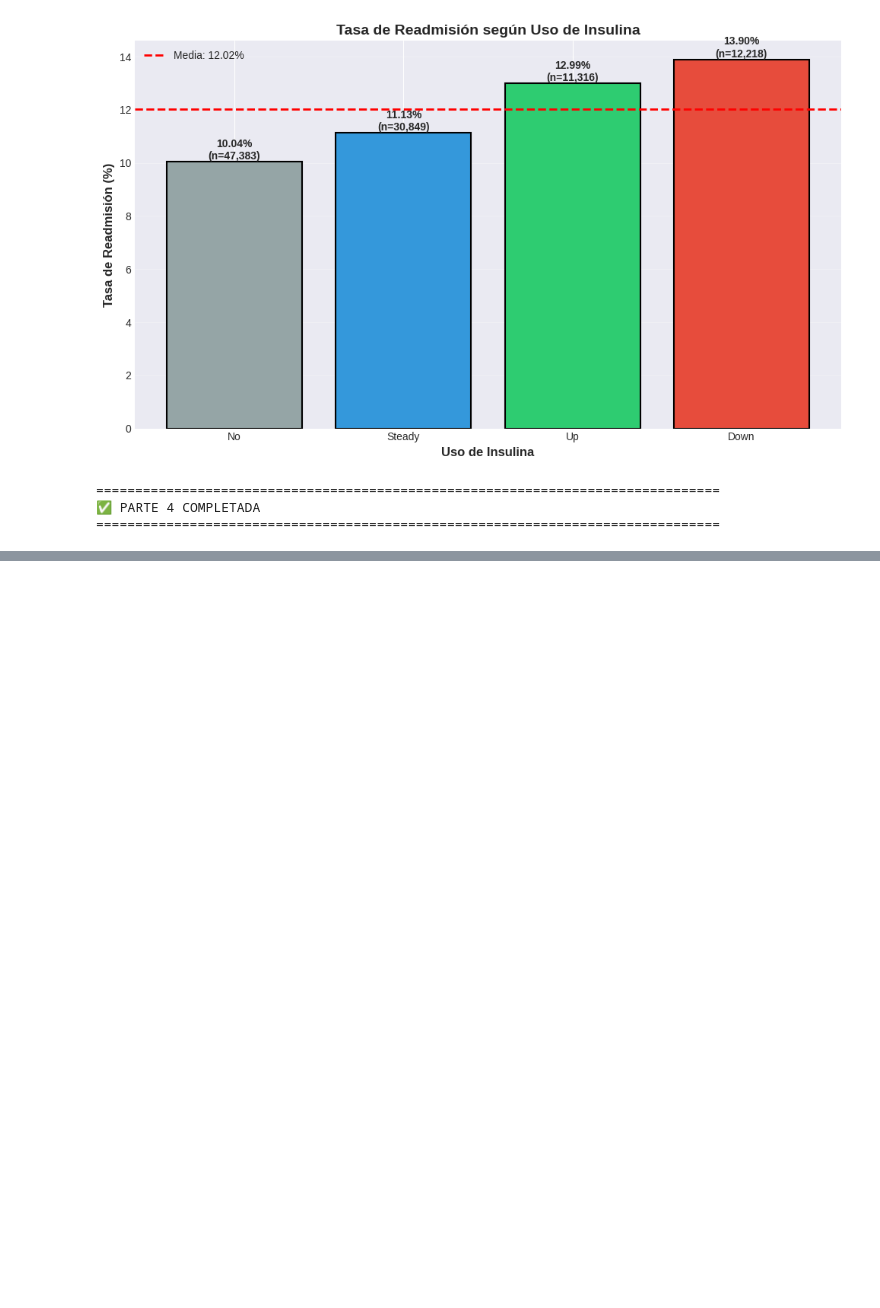
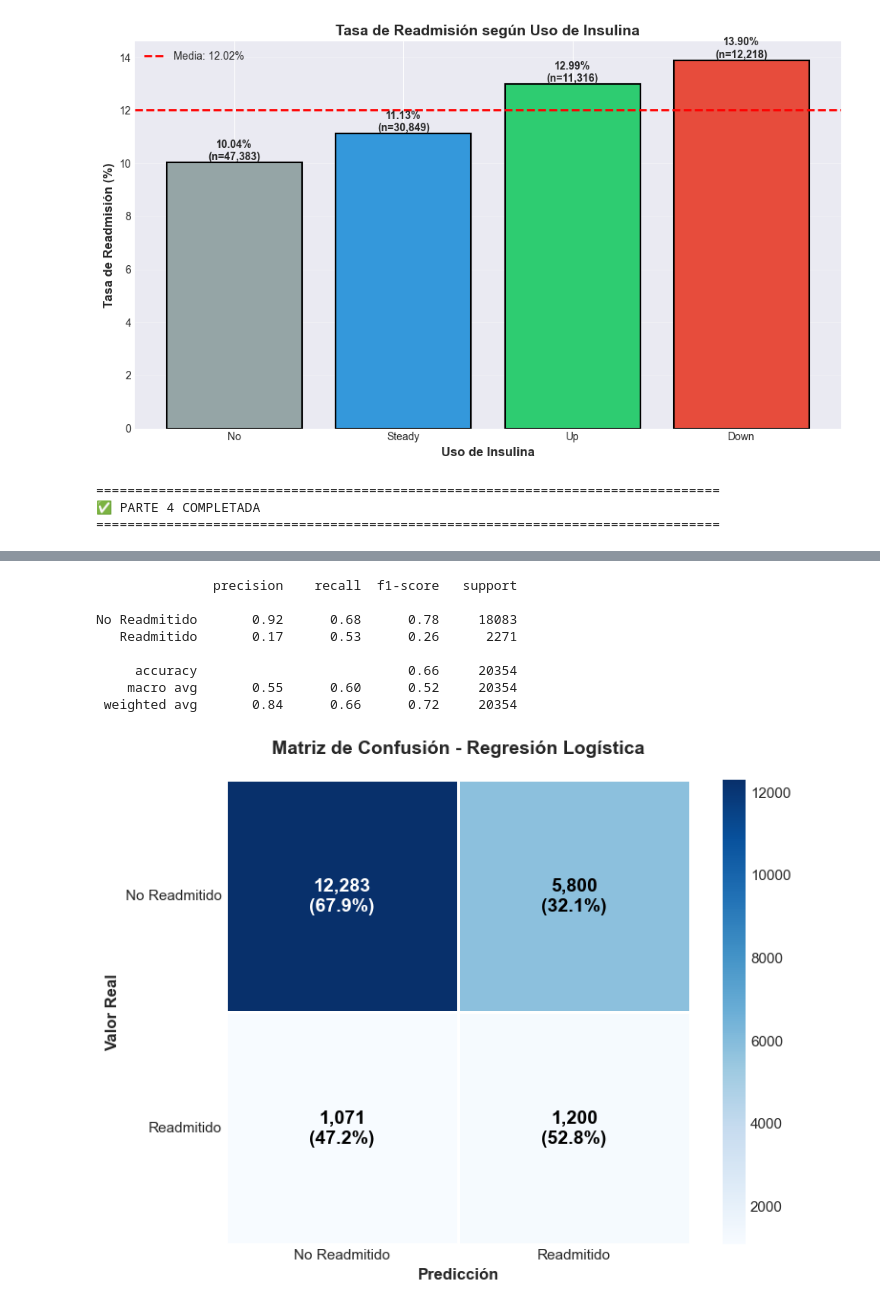
Before and after one commit to thisisrober/diabetes-clasification, a Jupyter notebook: Diabetes_Analysis.ipynb, the cells around one changed output, grey strips where cells are left out. Drawn from its saved outputs; the diff is of its cells as text; code cells hidden in the pictures; blank space fills up the shorter version.

```diff
--- a/Diabetes_Analysis.ipynb
+++ b/Diabetes_Analysis.ipynb
@@ -1970,0 +1936,36 @@ Up                    1470  11316  0.129905     12.99
+# %%
+# Predicciones en test
+y_pred_log = log_reg.predict(X_test)
+y_prob_log = log_reg.predict_proba(X_test)[:, 1]
+
+print(classification_report(y_test, y_pred_log, target_names=['No Readmitido', 'Readmitido']))
+
+# Matriz de Confusión
+fig, ax = plt.subplots(figsize=(8, 6))
+cm = confusion_matrix(y_test, y_pred_log)
+cm_pct = cm.astype('float') / cm.sum(axis=1)[:, np.newaxis] * 100
+
+sns.heatmap(cm, annot=False, cmap='Blues', cbar=True, ax=ax, linewidths=2, linecolor='white', square=True)
+for i in range(2):
+    for j in range(2):
+        text_color = 'white' if cm[i, j] > cm.max()/2 else 'black'
+        ax.text(j + 0.5, i + 0.5, f'{cm[i,j]:,}\n({cm_pct[i,j]:.1f}%)',
+                ha='center', va='center', fontsize=14, fontweight='bold', color=text_color)
+
+ax.set_xlabel('Predicción', fontsize=12, fontweight='bold')
+ax.set_ylabel('Valor Real', fontsize=12, fontweight='bold')
+ax.set_xticklabels(['No Readmitido', 'Readmitido'], fontsize=11)
+ax.set_yticklabels(['No Readmitido', 'Readmitido'], fontsize=11, rotation=0)
+ax.set_title('Matriz de Confusión - Regresión Logística', fontsize=14, fontweight='bold', pad=20)
+plt.tight_layout()
+plt.show()
+# %% [output]
+               precision    recall  f1-score   support
+
+No Readmitido       0.92      0.68      0.78     18083
+   Readmitido       0.17      0.53      0.26      2271
+
+     accuracy                           0.66     20354
+    macro avg       0.55      0.60      0.52     20354
+ weighted avg       0.84      0.66      0.72     20354
+[figure, added]
```
Also changed, not shown: parts of 58 cells of this notebook, 7 other files.
